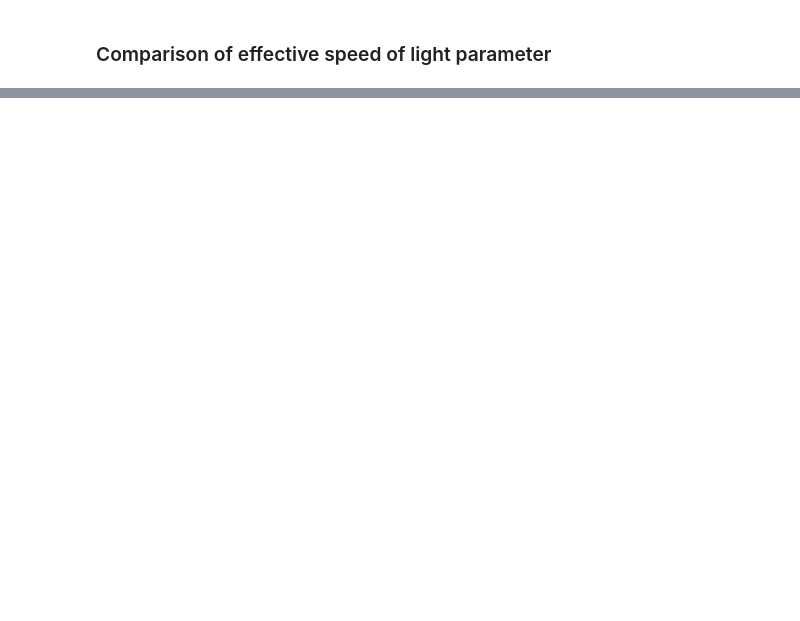
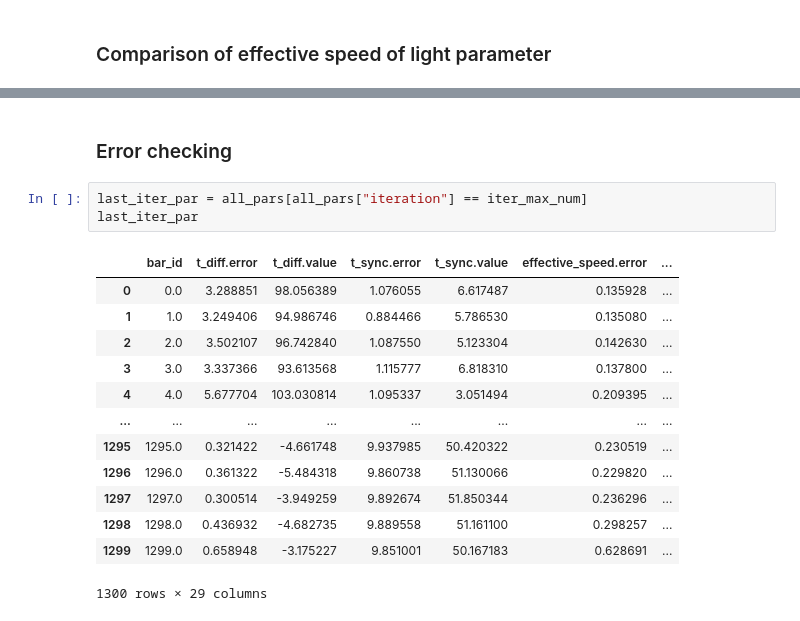
Before and after one commit to YanzhaoW/r3b_jupyter, a Jupyter notebook: meetings/R3B2025York/millepede_check.ipynb, the cells around one changed output, grey strips where cells are left out. Drawn from its saved outputs; the diff is of its cells as text; blank space fills up the shorter version.

```diff
--- a/meetings/R3B2025York/millepede_check.ipynb
+++ b/meetings/R3B2025York/millepede_check.ipynb
@@ -125,0 +155,19 @@ plot, axes = compare_par("effective_speed.value", all_pars, plot_labels)
+# %% [markdown]
+### Error checking
+# %%
+last_iter_par = all_pars[all_pars["iteration"] == iter_max_num]
+last_iter_par
+# %% [output]
+|  | bar_id | t_diff.error | t_diff.value | t_sync.error | t_sync.value | effective_speed.error | ... |
+| 0 | 0.0 | 3.288851 | 98.056389 | 1.076055 | 6.617487 | 0.135928 | ... |
+| 1 | 1.0 | 3.249406 | 94.986746 | 0.884466 | 5.786530 | 0.135080 | ... |
+| 2 | 2.0 | 3.502107 | 96.742840 | 1.087550 | 5.123304 | 0.142630 | ... |
+| 3 | 3.0 | 3.337366 | 93.613568 | 1.115777 | 6.818310 | 0.137800 | ... |
+| 4 | 4.0 | 5.677704 | 103.030814 | 1.095337 | 3.051494 | 0.209395 | ... |
+| ... | ... | ... | ... | ... | ... | ... | ... |
+| 1295 | 1295.0 | 0.321422 | -4.661748 | 9.937985 | 50.420322 | 0.230519 | ... |
+| 1296 | 1296.0 | 0.361322 | -5.484318 | 9.860738 | 51.130066 | 0.229820 | ... |
+| 1297 | 1297.0 | 0.300514 | -3.949259 | 9.892674 | 51.850344 | 0.236296 | ... |
+| 1298 | 1298.0 | 0.436932 | -4.682735 | 9.889558 | 51.161100 | 0.298257 | ... |
+| 1299 | 1299.0 | 0.658948 | -3.175227 | 9.851001 | 50.167183 | 0.628691 | ... |
+1300 rows × 29 columns
```
Also changed, not shown: parts of 9 cells of this notebook.
